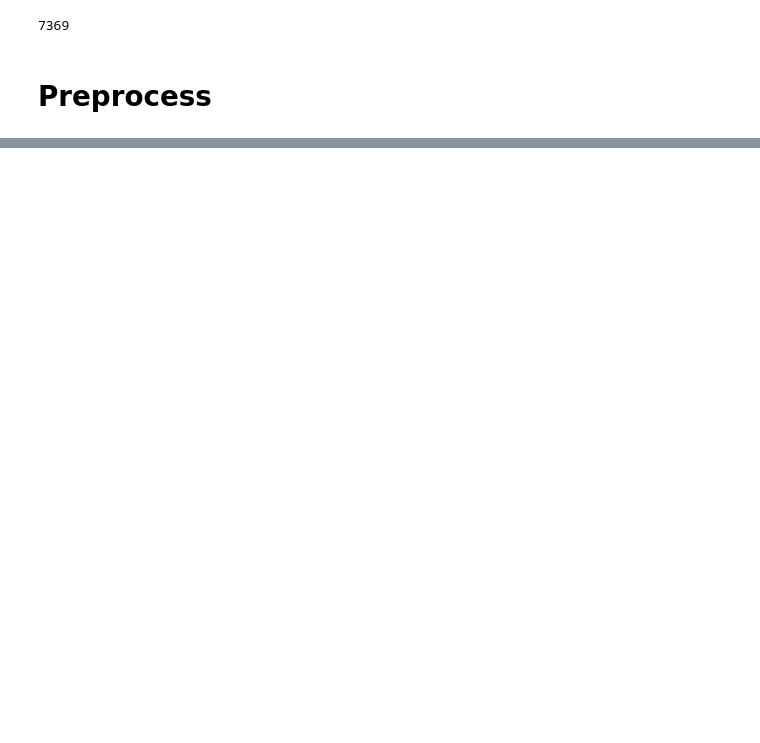
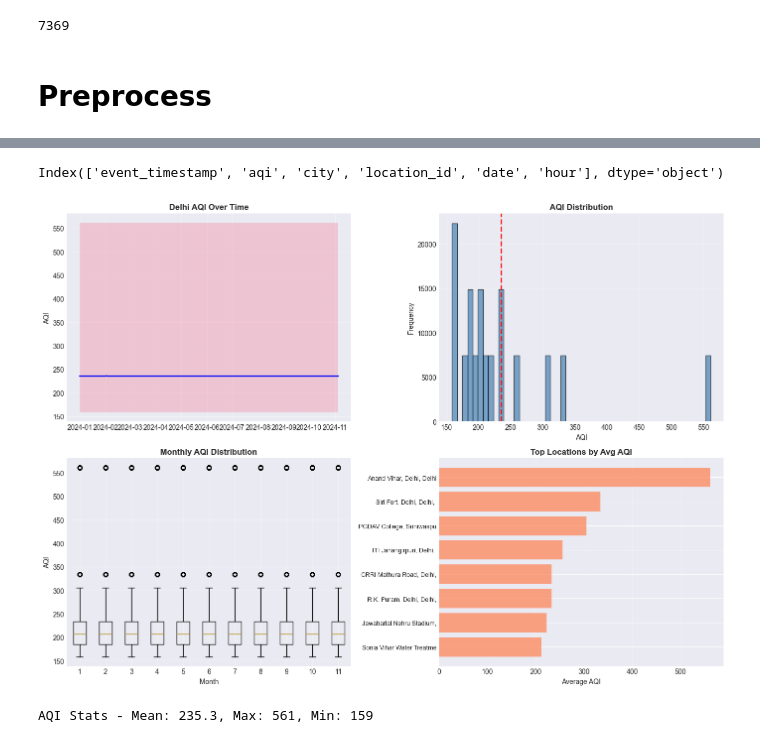
Before and after one commit to AtharvaTaras/Delhi-AQI-Model, a Jupyter notebook: scratch.ipynb, the cells around one changed output, grey strips where cells are left out. Saved outputs shown, nothing was run; the diff lists cells and outputs as text; code cells hidden in the pictures; blank space fills up the shorter version.

```diff
--- a/scratch.ipynb
+++ b/scratch.ipynb
@@ -160,2 +179,4 @@ wind_df.head()
 # %%
+fire_df = pd.read_csv("data/punjab_fires_2024.csv")
+fire_df.head(2)
 # %% [output]
@@ -162,0 +205,4 @@ wind_df.head()
+# %%
+aqi_df = pd.read_csv("data/delhi_air_quality_2024.csv")
+aqi_df = aqi_df[['event_timestamp', 'aqi', 'city', 'location_id']]
+aqi_df.head(2)
@@ -162,0 +863,69 @@ wind_df.head()
+# %%
+aqi_df.columns
+# %% [output]
+Index(['event_timestamp', 'aqi', 'city', 'location_id', 'date', 'hour'], dtype='object')
+# %%
+import pandas as pd
+import matplotlib.pyplot as plt
+
+# Load and clean data
+# aqi_df = pd.read_csv('aqi_data.csv')
+aqi_df['event_timestamp'] = pd.to_datetime(aqi_df['event_timestamp'])
+aqi_df['date'] = aqi_df['event_timestamp'].dt.date
+aqi_df['aqi'] = pd.to_numeric(aqi_df['aqi'], errors='coerce')
+aqi_df = aqi_df.dropna(subset=['aqi'])
+
+# Daily aggregation
+daily = aqi_df.groupby('date')['aqi'].agg(['mean', 'max', 'min']).reset_index()
+daily['date'] = pd.to_datetime(daily['date'])
+
+# Create plots
+fig, axes = plt.subplots(2, 2, figsize=(14, 10))
+
+# 1. Time series
+ax1 = axes[0, 0]
+ax1.plot(daily['date'], daily['mean'], 'b-', linewidth=2)
+ax1.fill_between(daily['date'], daily['min'], daily['max'], alpha=0.3)
+ax1.set_title('Delhi AQI Over Time', fontsize=12, fontweight='bold')
+ax1.set_ylabel('AQI')
+ax1.grid(True, alpha=0.3)
+
+# 2. Distribution
+ax2 = axes[0, 1]
+ax2.hist(aqi_df['aqi'], bins=50, color='steelblue', alpha=0.7, edgecolor='black')
+ax2.axvline(aqi_df['aqi'].mean(), color='red', linestyle='--', linewidth=2)
+ax2.set_title('AQI Distribution', fontsize=12, fontweight='bold')
+ax2.set_xlabel('AQI')
+ax2.set_ylabel('Frequency')
+ax2.grid(True, alpha=0.3)
+
+# 3. Monthly boxplot
+ax3 = axes[1, 0]
+aqi_df['month'] = aqi_df['event_timestamp'].dt.month
+monthly_data = [aqi_df[aqi_df['month'] == m]['aqi'].values
+                for m in sorted(aqi_df['month'].unique())]
+ax3.boxplot(monthly_data, labels=sorted(aqi_df['month'].unique()))
+ax3.set_title('Monthly AQI Distribution', fontsize=12, fontweight='bold')
+ax3.set_xlabel('Month')
+ax3.set_ylabel('AQI')
+ax3.grid(True, alpha=0.3)
+
+# 4. Top locations
+ax4 = axes[1, 1]
+top_loc = aqi_df.groupby('location_id')['aqi'].mean().sort_values(ascending=False).head(8)
+ax4.barh(range(len(top_loc)), top_loc.values, color='coral', alpha=0.7)
+ax4.set_yticks(range(len(top_loc)))
+ax4.set_yticklabels([loc[:25] for loc in top_loc.index], fontsize=9)
+ax4.set_title('Top Locations by Avg AQI', fontsize=12, fontweight='bold')
+ax4.set_xlabel('Average AQI')
+ax4.invert_yaxis()
+ax4.grid(True, alpha=0.3, axis='x')
+
+plt.tight_layout()
+plt.savefig('delhi_aqi.png', dpi=200, bbox_inches='tight')
+plt.show()
+
+print(f"AQI Stats - Mean: {aqi_df['aqi'].mean():.1f}, Max: {aqi_df['aqi'].max():.0f}, Min: {aqi_df['aqi'].min():.0f}")
+# %% [output]
+[figure, added]
+AQI Stats - Mean: 235.3, Max: 561, Min: 159
```
Also changed, not shown: parts of 35 cells of this notebook.
